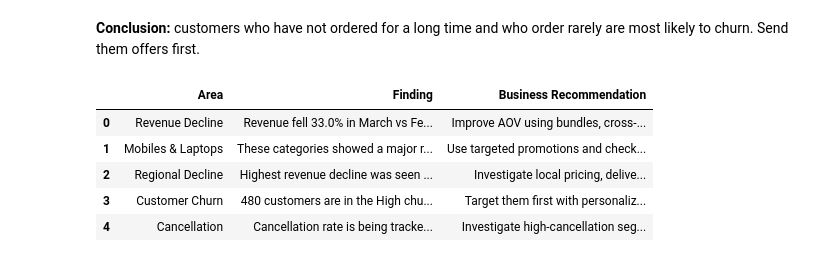
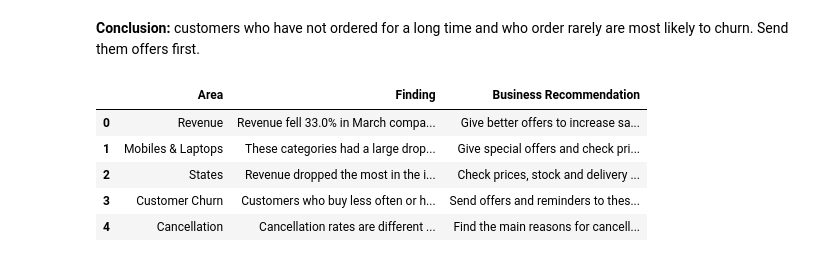
Before and after one commit to shubhammalvankar22/Flipkart-Ecommerce-Analytics, a Jupyter notebook: notebooks/Flipkart_Ecommerce_Analysis.ipynb, the cells around one changed output. Drawn from its saved outputs; the diff is of its cells as text; code cells hidden in the pictures.

```diff
--- a/notebooks/Flipkart_Ecommerce_Analysis.ipynb
+++ b/notebooks/Flipkart_Ecommerce_Analysis.ipynb
@@ -408,51 +408,59 @@ plt.show()
 
 recommendations = []
 
+# 1. Revenue decline
 if change < 0:
     recommendations.append([
-        "Revenue Decline",
-        f"Revenue fell {abs(change):.1f}% in March vs February.",
-        "Improve AOV using bundles, cross-selling and targeted offers."
+        "Revenue",
+        f"Revenue fell {abs(change):.1f}% in March compared to February.",
+        "Give better offers to increase sales."
     ])
 
+# 2. Mobiles and Laptops
 recommendations.append([
     "Mobiles & Laptops",
-    "These categories showed a major revenue decline.",
-    "Use targeted promotions and check pricing, inventory and demand."
+    "These categories had a large drop in revenue.",
+    "Give special offers and check prices and stock."
 ])
 
+# 3. States
 worst_states = ", ".join(state_month.head(2).index.astype(str))
 
 recommendations.append([
-    "Regional Decline",
-    f"Highest revenue decline was seen in {worst_states}.",
-    "Investigate local pricing, delivery, inventory and competition."
+    "States",
+    f"Revenue dropped the most in {worst_states}.",
+    "Check prices, stock and delivery problems in these states."
 ])
 
-high_risk = (cust["risk"] == "High").sum()
-
+# 4. Customer churn
 recommendations.append([
     "Customer Churn",
-    f"{high_risk:,} customers are in the High churn-risk group.",
-    "Target them first with personalized offers and retention campaigns."
+    "Customers who buy less often or have not bought for a long time are more likely to leave.",
+    "Send offers and reminders to these customers."
 ])
 
+# 5. Cancellation
 recommendations.append([
     "Cancellation",
-    "Cancellation rate is being tracked by month and payment method.",
-    "Investigate high-cancellation segments and reduce avoidable cancellations."
+    "Cancellation rates are different for different payment methods.",
+    "Find the main reasons for cancellations and reduce them."
 ])
 
+# Create recommendation table
 recommendation_df = pd.DataFrame(
     recommendations,
-    columns=["Area", "Finding", "Business Recommendation"]
+    columns=[
+        "Area",
+        "Finding",
+        "Business Recommendation"
+    ]
 )
 
 recommendation_df
 # %% [output]
 |  | Area | Finding | Business Recommendation |
-| 0 | Revenue Decline | Revenue fell 33.0% in March vs Fe... | Improve AOV using bundles, cross-... |
-| 1 | Mobiles & Laptops | These categories showed a major r... | Use targeted promotions and check... |
-| 2 | Regional Decline | Highest revenue decline was seen ... | Investigate local pricing, delive... |
-| 3 | Customer Churn | 480 customers are in the High chu... | Target them first with personaliz... |
-| 4 | Cancellation | Cancellation rate is being tracke... | Investigate high-cancellation seg... |
+| 0 | Revenue | Revenue fell 33.0% in March compa... | Give better offers to increase sa... |
+| 1 | Mobiles & Laptops | These categories had a large drop... | Give special offers and check pri... |
+| 2 | States | Revenue dropped the most in the i... | Check prices, stock and delivery ... |
+| 3 | Customer Churn | Customers who buy less often or h... | Send offers and reminders to thes... |
+| 4 | Cancellation | Cancellation rates are different ... | Find the main reasons for cancell... |
```
